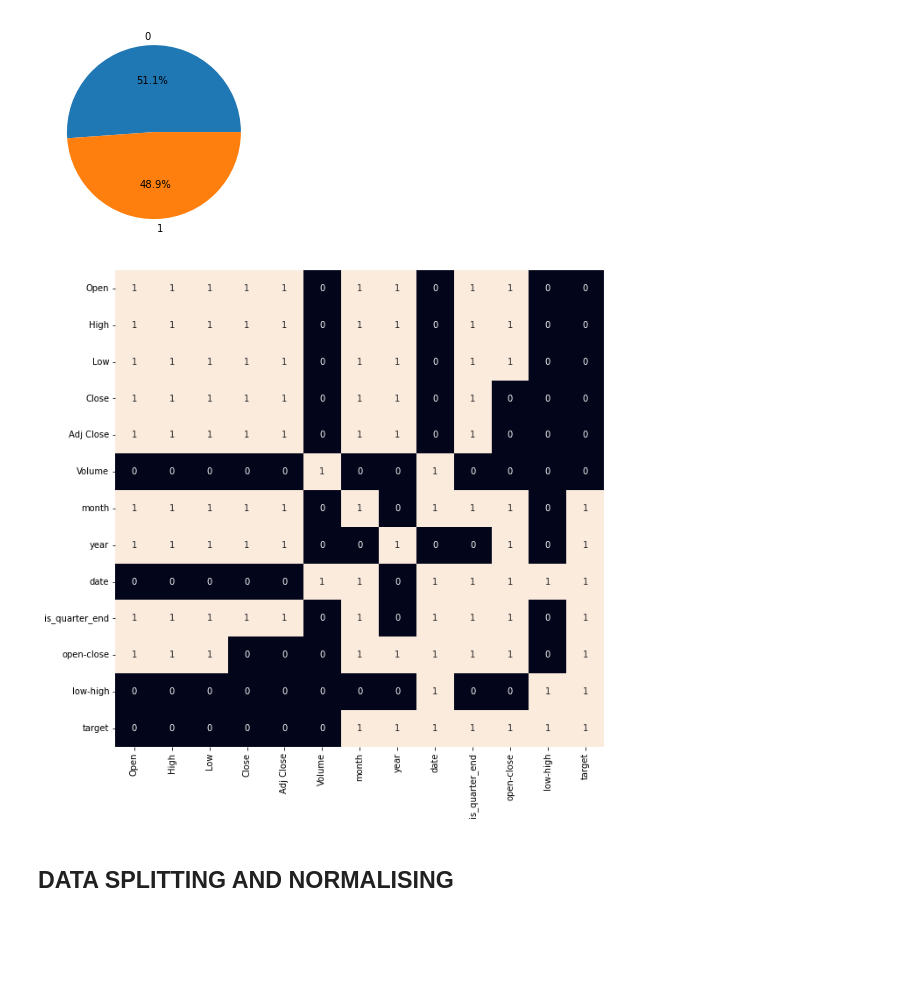
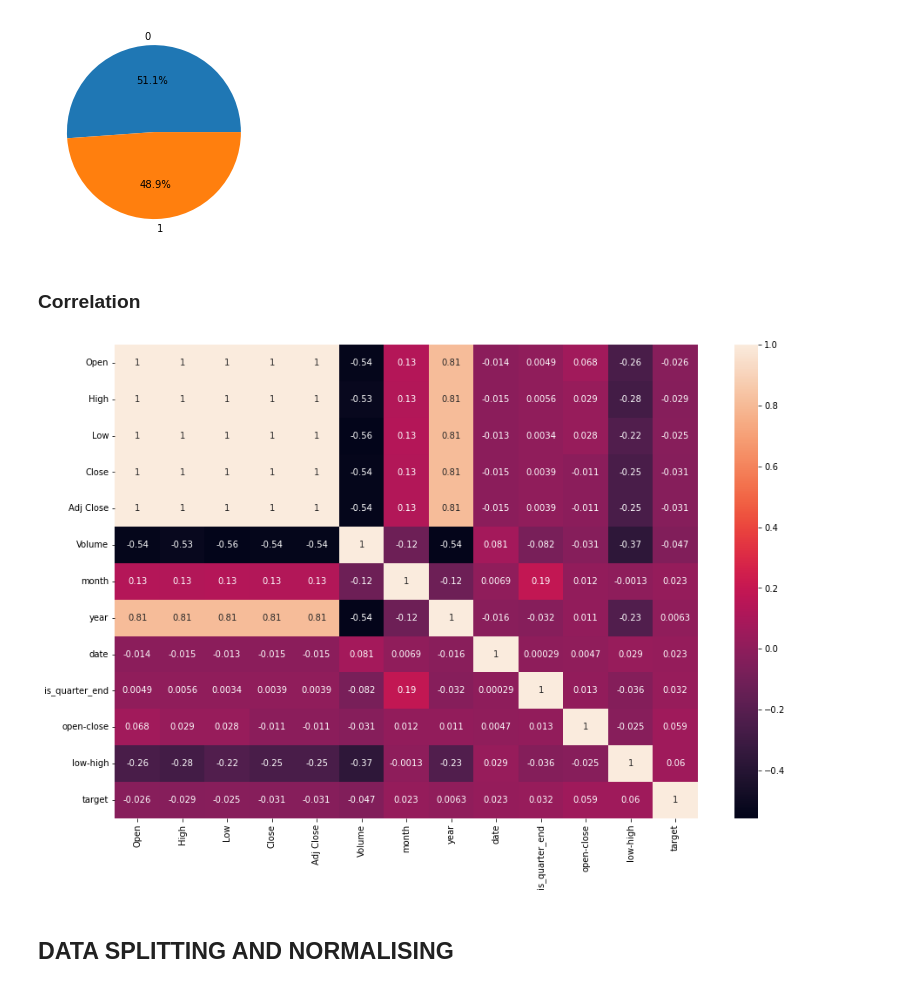
Before and after one commit to Devanshi1206/Project---Stock-Price-Prediction, a Jupyter notebook: Project - Stock Price Prediction.ipynb, the cells around one changed output. Saved outputs shown, nothing was run; the diff lists cells and outputs as text; code cells hidden in the pictures; blank space fills up the shorter version.

```diff
--- a/Project - Stock Price Prediction.ipynb
+++ b/Project - Stock Price Prediction.ipynb
@@ -311,12 +311,14 @@ plt.pie(df['target'].value_counts().values,labels=[0, 1], autopct='%1.1f%%')
 plt.show()
 # %% [output]
 [figure]
+# %% [markdown]
+### Correlation
 # %%
-plt.figure(figsize=(10, 10))
-sb.heatmap(df.corr()>0, annot=True, cbar=False)
+plt.figure(figsize=(15, 10))
+sb.heatmap(df.corr(), annot=True)
 plt.show()
 # %% [output]
-[figure, old version]
+[figure, new version]
 # %% [markdown]
 ## DATA SPLITTING AND NORMALISING
 # %%
```
Also changed, not shown: parts of 1 cell of this notebook, 1 other file.
